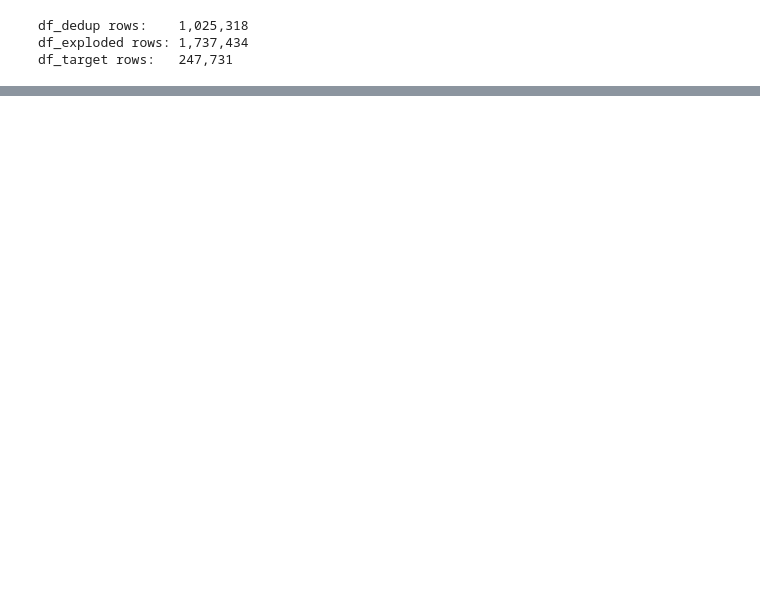
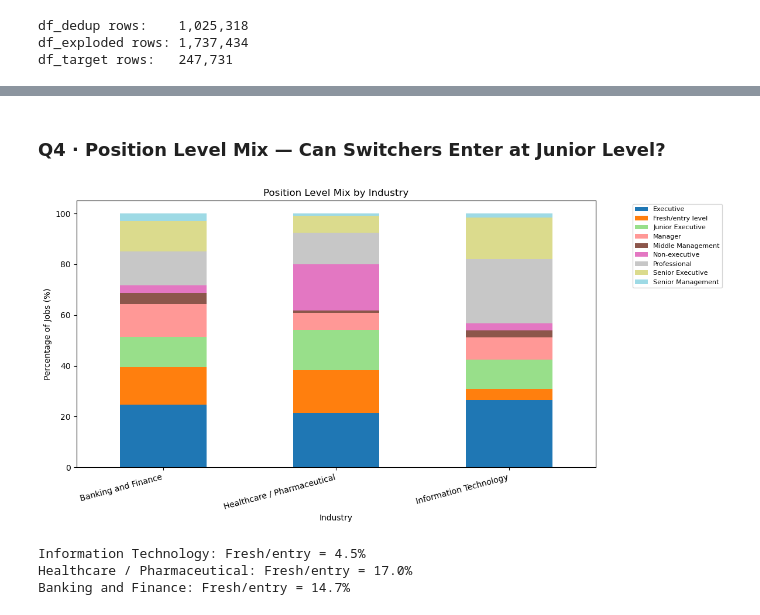
Before and after one commit to cheauyuin/M1-Hackathon, a Jupyter notebook: Hackathon.ipynb, the cells around one changed output, grey strips where cells are left out. Drawn from its saved outputs; the diff is of its cells as text; code cells hidden in the pictures; blank space fills up the shorter version.

```diff
--- a/Hackathon.ipynb
+++ b/Hackathon.ipynb
@@ -310,0 +611,33 @@ df_target rows:   247,731
+# %% [markdown]
+### Q4 · Position Level Mix — Can Switchers Enter at Junior Level?
+# %%
+# ── Q4: Position Level Mix (Stacked Bar Chart) ──
+level_counts = (
+    df_target
+    .dropna(subset=['positionLevels'])
+    .groupby(['category', 'positionLevels'])
+    .size()
+    .reset_index(name='count')
+)
+
+level_pivot = level_counts.pivot(index='category', columns='positionLevels', values='count').fillna(0)
+level_pct = level_pivot.div(level_pivot.sum(axis=1), axis=0) * 100
+
+level_pct.plot(kind='bar', stacked=True, figsize=(12, 6), colormap='tab20')
+plt.xlabel('Industry')
+plt.ylabel('Percentage of Jobs (%)')
+plt.title('Position Level Mix by Industry')
+plt.legend(loc='upper right', bbox_to_anchor=(1.25, 1), fontsize=8)
+plt.xticks(rotation=15, ha='right')
+plt.tight_layout()
+plt.show()
+
+for cat in TARGET_CATS:
+    if cat in level_pct.index:
+        entry = level_pct.loc[cat].get('Fresh/entry level', 0)
+        print(f'{cat}: Fresh/entry = {entry:.1f}%')
+# %% [output]
+[figure, added]
+Information Technology: Fresh/entry = 4.5%
+Healthcare / Pharmaceutical: Fresh/entry = 17.0%
+Banking and Finance: Fresh/entry = 14.7%
```
Also changed, not shown: parts of 40 cells of this notebook.
